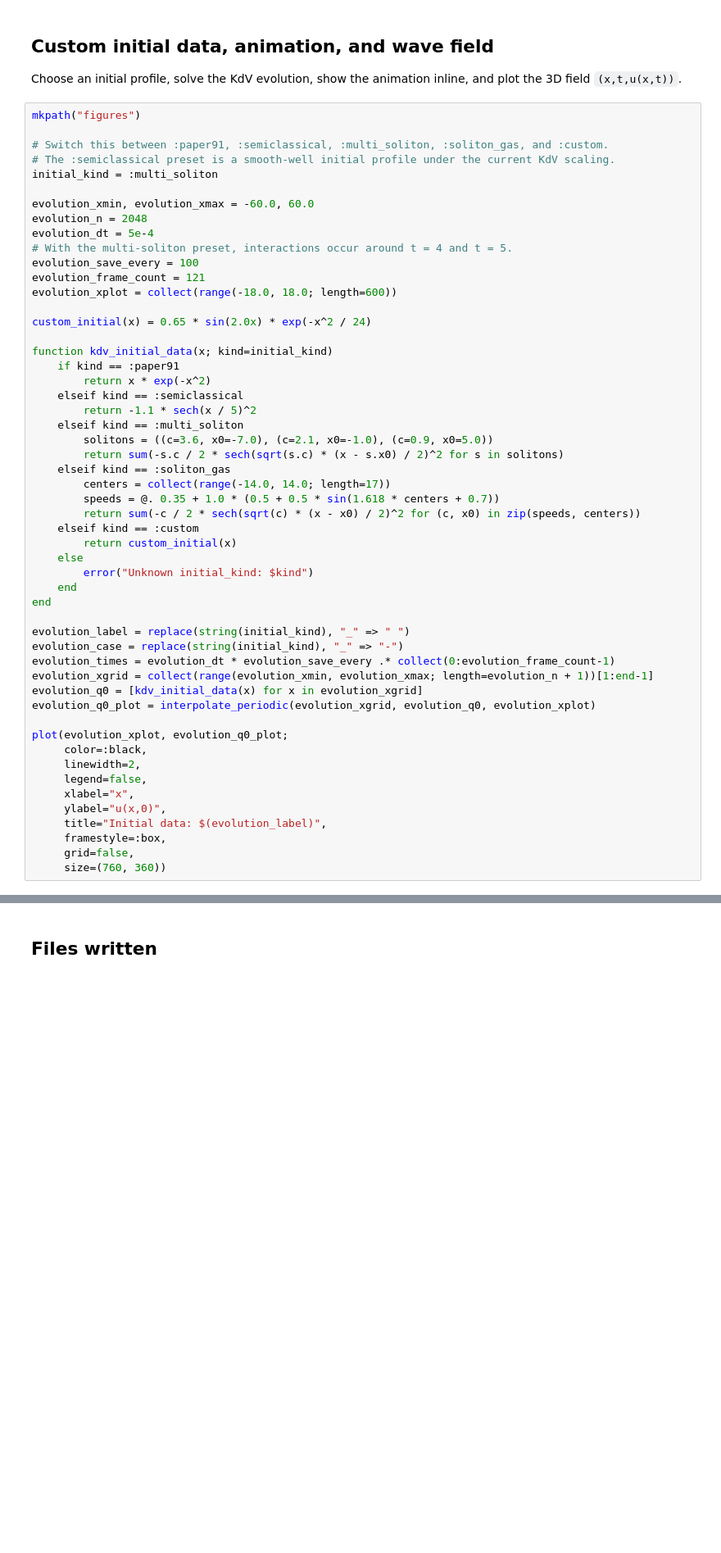
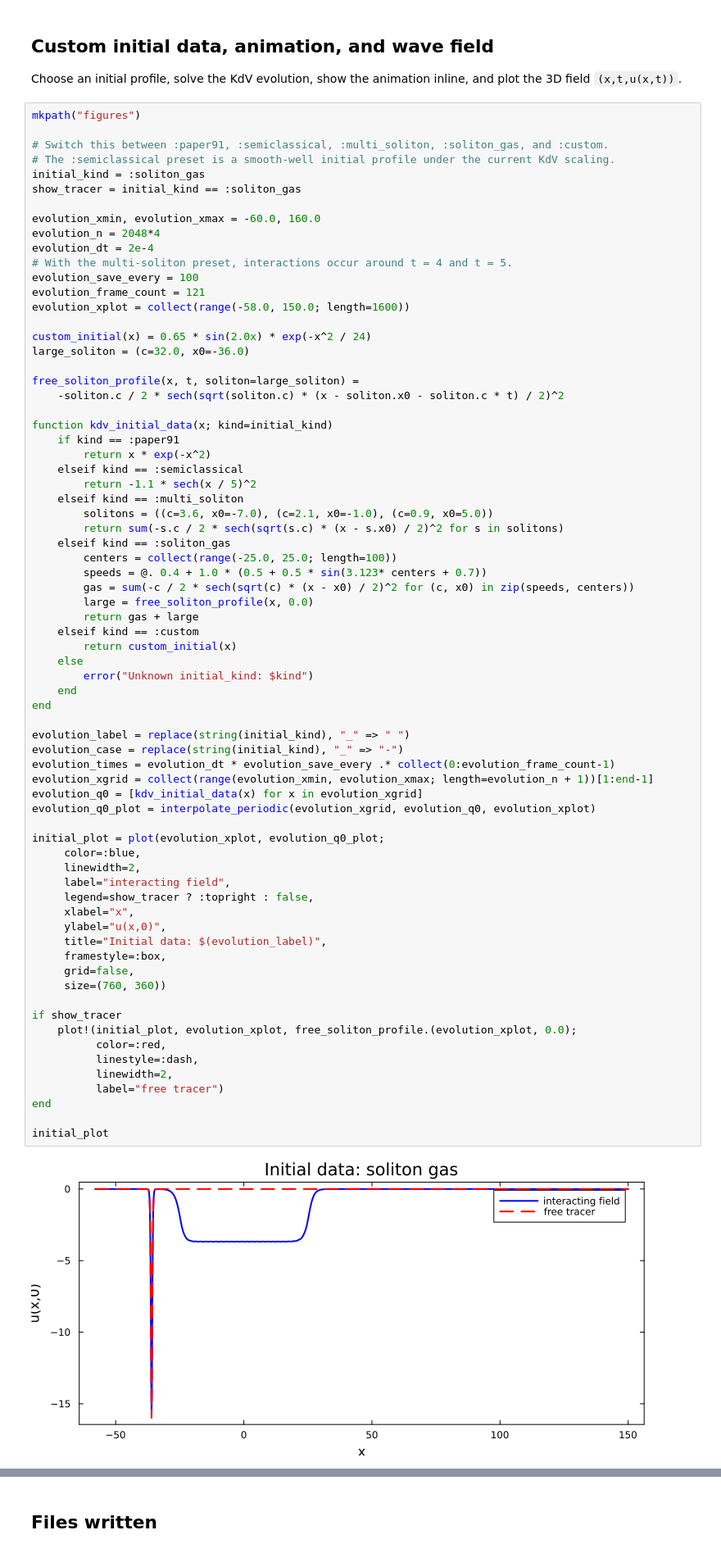
Before and after one commit to wfudong/NumIST, a Jupyter notebook: PaperExamples_KdV.ipynb, the cells around one changed output, grey strips where cells are left out. Shown at 82% size. Saved outputs shown, nothing was run; the diff lists cells and outputs as text; blank space fills up the shorter version.

Commit message:
Add Crum soliton gas workflows

```diff
--- a/PaperExamples_KdV.ipynb
+++ b/PaperExamples_KdV.ipynb
@@ -61,54 +61,74 @@ mkpath("figures")
 
 # Switch this between :paper91, :semiclassical, :multi_soliton, :soliton_gas, and :custom.
 # The :semiclassical preset is a smooth-well initial profile under the current KdV scaling.
-initial_kind = :multi_soliton
+initial_kind = :soliton_gas
+show_tracer = initial_kind == :soliton_gas
 
-evolution_xmin, evolution_xmax = -60.0, 60.0
-evolution_n = 2048
-evolution_dt = 5e-4
+evolution_xmin, evolution_xmax = -60.0, 160.0
+evolution_n = 2048*4
+evolution_dt = 2e-4
 # With the multi-soliton preset, interactions occur around t = 4 and t = 5.
 evolution_save_every = 100
 evolution_frame_count = 121
-evolution_xplot = collect(range(-18.0, 18.0; length=600))
+evolution_xplot = collect(range(-58.0, 150.0; length=1600))
 
 custom_initial(x) = 0.65 * sin(2.0x) * exp(-x^2 / 24)
+large_soliton = (c=32.0, x0=-36.0)
+
+free_soliton_profile(x, t, soliton=large_soliton) =
+    -soliton.c / 2 * sech(sqrt(soliton.c) * (x - soliton.x0 - soliton.c * t) / 2)^2
 
 function kdv_initial_data(x; kind=initial_kind)
     if kind == :paper91
         return x * exp(-x^2)
     elseif kind == :semiclassical
         return -1.1 * sech(x / 5)^2
     elseif kind == :multi_soliton
         solitons = ((c=3.6, x0=-7.0), (c=2.1, x0=-1.0), (c=0.9, x0=5.0))
         return sum(-s.c / 2 * sech(sqrt(s.c) * (x - s.x0) / 2)^2 for s in solitons)
     elseif kind == :soliton_gas
-        centers = collect(range(-14.0, 14.0; length=17))
-        speeds = @. 0.35 + 1.0 * (0.5 + 0.5 * sin(1.618 * centers + 0.7))
-        return sum(-c / 2 * sech(sqrt(c) * (x - x0) / 2)^2 for (c, x0) in zip(speeds, centers))
+        centers = collect(range(-25.0, 25.0; length=100))
+        speeds = @. 0.4 + 1.0 * (0.5 + 0.5 * sin(3.123* centers + 0.7))
+        gas = sum(-c / 2 * sech(sqrt(c) * (x - x0) / 2)^2 for (c, x0) in zip(speeds, centers))
+        large = free_soliton_profile(x, 0.0)
+        return gas + large
     elseif kind == :custom
         return custom_initial(x)
     else
         error("Unknown initial_kind: $kind")
     end
 end
 
 evolution_label = replace(string(initial_kind), "_" => " ")
 evolution_case = replace(string(initial_kind), "_" => "-")
 evolution_times = evolution_dt * evolution_save_every .* collect(0:evolution_frame_count-1)
 evolution_xgrid = collect(range(evolution_xmin, evolution_xmax; length=evolution_n + 1))[1:end-1]
 evolution_q0 = [kdv_initial_data(x) for x in evolution_xgrid]
 evolution_q0_plot = interpolate_periodic(evolution_xgrid, evolution_q0, evolution_xplot)
 
-plot(evolution_xplot, evolution_q0_plot;
-     color=:black,
+initial_plot = plot(evolution_xplot, evolution_q0_plot;
+     color=:blue,
      linewidth=2,
-     legend=false,
+     label="interacting field",
+     legend=show_tracer ? :topright : false,
      xlabel="x",
      ylabel="u(x,0)",
      title="Initial data: $(evolution_label)",
      framestyle=:box,
      grid=false,
      size=(760, 360))
+
+if show_tracer
+    plot!(initial_plot, evolution_xplot, free_soliton_profile.(evolution_xplot, 0.0);
+          color=:red,
+          linestyle=:dash,
+          linewidth=2,
+          label="free tracer")
+end
+
+initial_plot
+# %% [output]
+[figure, added]
 # %%
 evolution_solution = solve_kdv_etdrk4(evolution_q0, evolution_xgrid, evolution_times; dt=evolution_dt)
 
```
Also changed, not shown: parts of 5 cells of this notebook, 26 other files.
